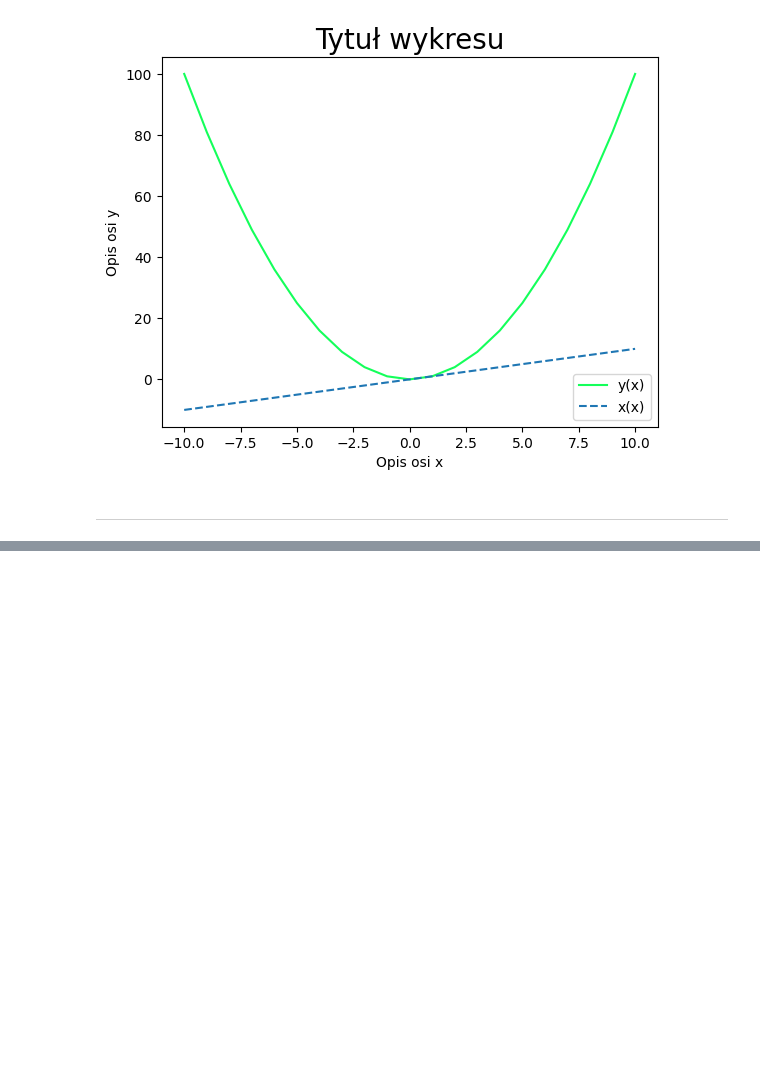
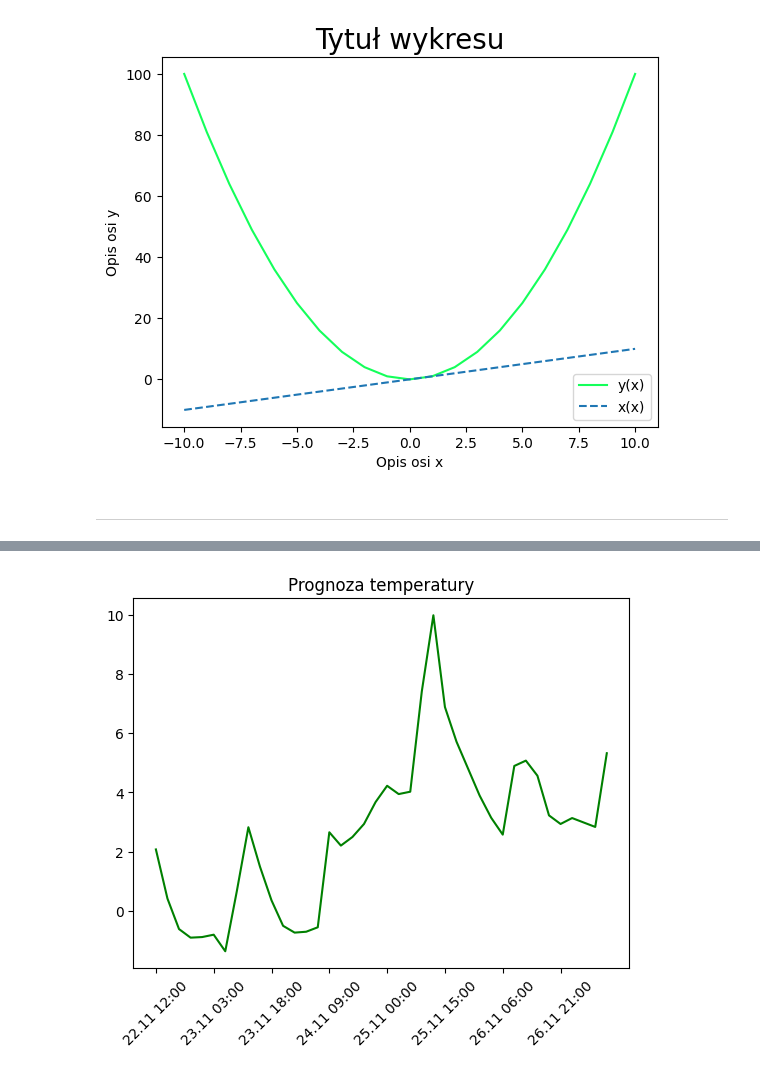
Before and after one commit to pp-szkolenia/2024-11-18_python, a Jupyter notebook: wizualizacja.ipynb, the cells around one changed output, grey strips where cells are left out. Drawn from its saved outputs; the diff is of its cells as text; code cells hidden in the pictures; blank space fills up the shorter version.

```diff
--- a/wizualizacja.ipynb
+++ b/wizualizacja.ipynb
@@ -35,0 +41,3 @@ import requests
+# %%
+ts = datetime.strptime(timestamps[0], "%Y-%m-%d %H:%M:%S")
+ts
@@ -42,5 +56,11 @@ my_url = f"http://api.openweathermap.org/data/2.5/forecast?q={CITY}&appid={API_K
 response = requests.get(my_url)
 data = response.json()
 
+temperatures = []
+timestamps = []
 for item in data["list"]:
-    print(item["dt_txt"], item["main"]["temp"], sep=' | ')
+    temperatures.append(item["main"]["temp"])
+    ts = item["dt_txt"]
+    ts = datetime.strptime(ts, "%Y-%m-%d %H:%M:%S")
+    timestamps.append(datetime.strftime(ts, "%d.%m %H:%M"))
+    # print(item["dt_txt"], item["main"]["temp"], sep=' | ')
@@ -64,0 +67,7 @@ for item in data["list"]:
+# %%
+plt.plot(timestamps, temperatures, color="green")
+plt.title("Prognoza temperatury")
+
+plt.xticks(list(range(0, len(timestamps), 5)), rotation=45);
+# %% [output]
+[figure, added]
```
Also changed, not shown: parts of 5 cells of this notebook.
